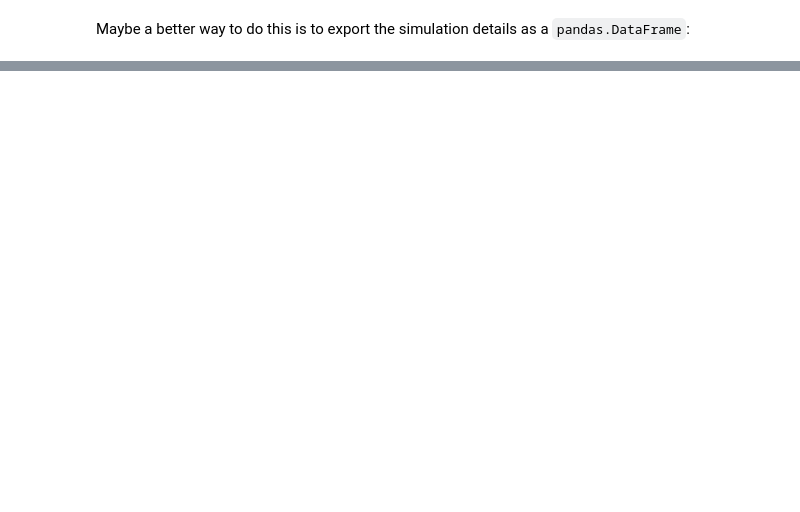
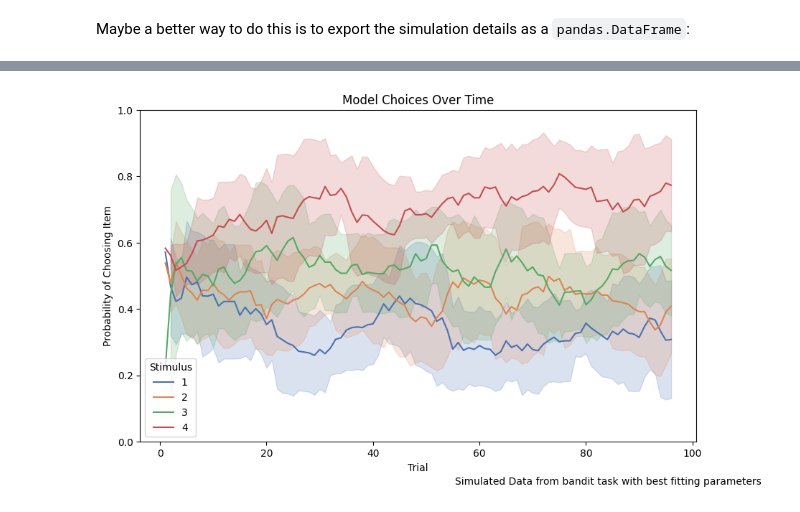
Before and after one commit to DevComPsy/cpm, a Jupyter notebook: docs/examples/example2.ipynb, the cells around one changed output, grey strips where cells are left out. Cells and saved outputs as stored; diff of their text form; code cells hidden in the pictures; blank space fills up the shorter version.

```diff
--- a/docs/examples/example2.ipynb
+++ b/docs/examples/example2.ipynb
@@ -431,0 +321,11 @@ We did so without having to write any complex code, and we were able to use the
+# %%
+from cpm.generators import Simulator
+
+simulator = Simulator(wrapper=wrapper,
+                      parameters=fit.parameters, # parameters from the optimiser object is directly accessible for simulation
+                      data=experiment.groupby("ppt")) # data grouped by participants
+simulator.run()
+# %%
+simulation_data = simulator.export()
+simulation_data.to_csv('bandit_simulation.csv')
+simulation_data.tail()
@@ -431,0 +363,9 @@ We did so without having to write any complex code, and we were able to use the
+# %%
+grouped = plot_data.groupby(['stimulus', 'trial']).mean().reset_index()
+grouped.columns = ['stimulus', 'trial', 'response', 'ppt']
+## calculate rolling mean
+grouped['response_mean'] = grouped.groupby('stimulus')['response'].transform(lambda x: x.rolling(window=10, min_periods=1).mean())
+grouped['response_std'] = grouped.groupby('stimulus')['response'].transform(lambda x: x.rolling(window=10, min_periods=1).std())
+
+## rescale for each trial
+grouped
@@ -431,0 +386,40 @@ We did so without having to write any complex code, and we were able to use the
+# %%
+import matplotlib.pyplot as plt
+import seaborn as sns  # Seaborn is used for easy color palette access
+
+
+# Create a figure and a single subplot
+fig, ax = plt.subplots(figsize=(10, 6))
+
+# Get a list of unique stimuli to iterate over
+unique_stimuli = grouped['stimulus'].unique()
+
+# Generate a color palette with the same number of colors as there are unique stimuli
+colors = sns.color_palette("deep", len(unique_stimuli))
+
+# Iterate over each unique stimulus
+for stimulus, color in zip(unique_stimuli, colors):
+    # Filter the grouped DataFrame for the current stimulus
+    df_subset = grouped[grouped['stimulus'] == stimulus]
+
+    # Plot each subset with its corresponding color
+    ax.plot(df_subset['trial'], df_subset['response_mean'], label=stimulus, color=color)
+    # Plot the standard deviation as a shaded region around the mean
+    ax.fill_between(df_subset['trial'], df_subset['response_mean'] - df_subset['response_std'], df_subset['response_mean'] + df_subset['response_std'], color=color, alpha=0.2)
+
+    # Scale y axis to be between 0 and 1
+    ax.set_ylim([0, 1])
+    # Add a title and labels
+    ax.set_title('Model Choices Over Time')
+    ax.set_xlabel('Trial')
+    ax.set_ylabel('Probability of Choosing Item')
+
+# Add legend to distinguish different lines
+ax.legend(title='Stimulus')
+# Add caption
+plt.figtext(0.99, 0.01, '\n\nSimulated Data from bandit task with best fitting parameters', horizontalalignment='right')
+
+# Show the plot
+plt.show()
+# %% [output]
+[figure, added]
```
Also changed, not shown: parts of 49 cells of this notebook, 7 other files.
